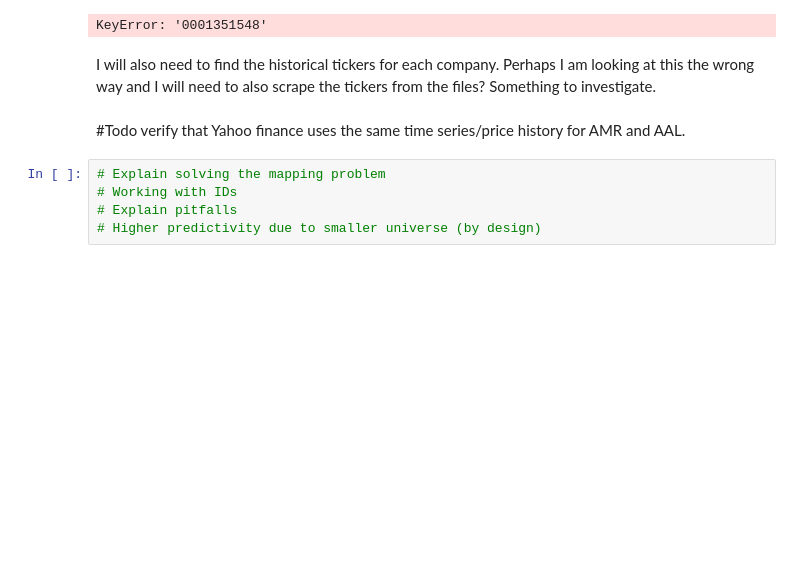
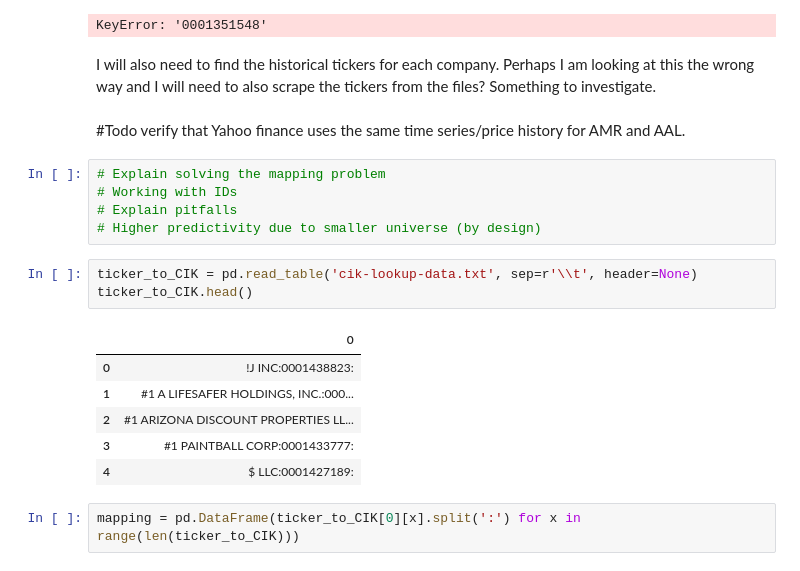
Before and after one commit to lkrenn/10K-10Q-NLP-Project, a Jupyter notebook: Step1-Data/CIK_to_Ticker.ipynb, the cells around one changed output. Saved outputs shown, nothing was run; the diff lists cells and outputs as text; blank space fills up the shorter version.

```diff
--- a/Step1-Data/CIK_to_Ticker.ipynb
+++ b/Step1-Data/CIK_to_Ticker.ipynb
@@ -374,3 +409,15 @@ I will also need to find the historical tickers for each company. Perhaps I am l
 # Working with IDs
 # Explain pitfalls
 # Higher predictivity due to smaller universe (by design)
+# %%
+ticker_to_CIK = pd.read_table('cik-lookup-data.txt', sep=r'\\t', header=None)
+ticker_to_CIK.head()
+# %% [output]
+|  | 0 |
+| 0 | !J INC:0001438823: |
+| 1 | #1 A LIFESAFER HOLDINGS, INC.:000... |
+| 2 | #1 ARIZONA DISCOUNT PROPERTIES LL... |
+| 3 | #1 PAINTBALL CORP:0001433777: |
+| 4 | $ LLC:0001427189: |
+# %%
+mapping = pd.DataFrame(ticker_to_CIK[0][x].split(':') for x in range(len(ticker_to_CIK)))
```
Also changed, not shown: parts of 11 cells of this notebook, 4 other files.
